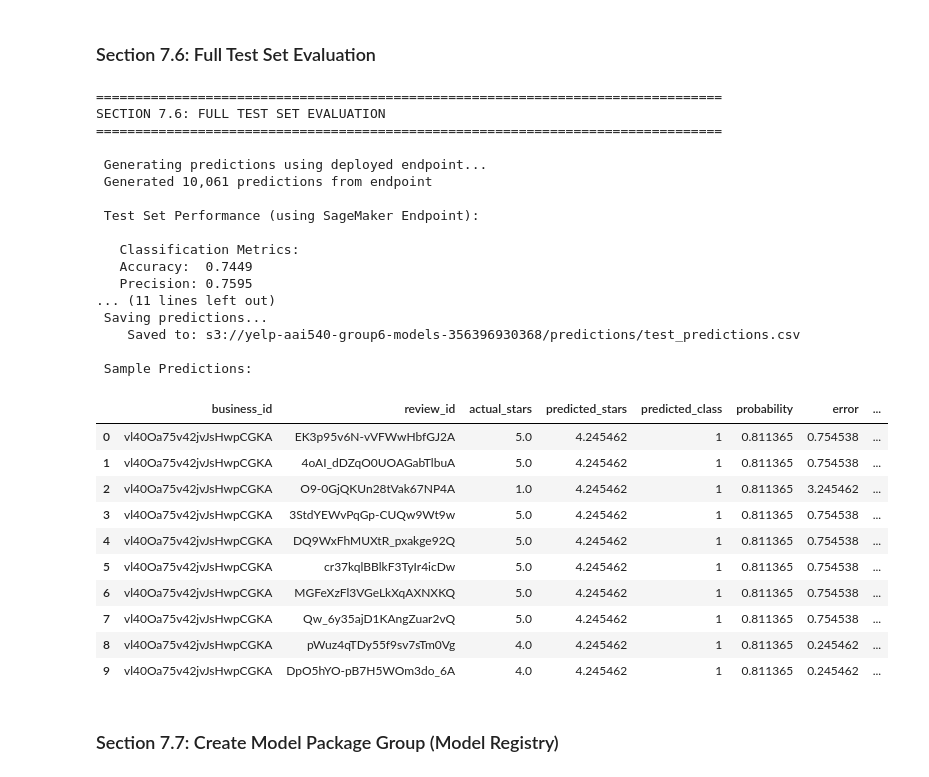
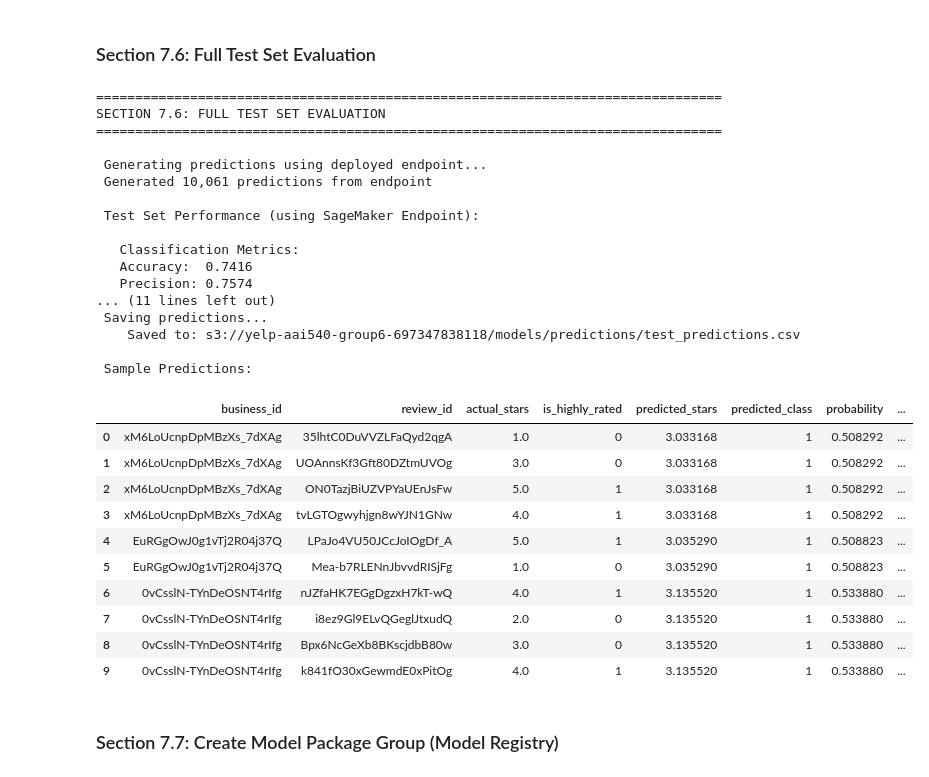
Before and after one commit to omarsagoo/VenueSignal, a Jupyter notebook: Full_Pipeline.ipynb, the cells around one changed output. Drawn from its saved outputs; the diff is of its cells as text; code cells hidden in the pictures.

```diff
--- a/Full_Pipeline.ipynb
+++ b/Full_Pipeline.ipynb
@@ -1711,10 +2247,10 @@ This section trains and evaluates multiple models:
 **Goal**: Predict whether a review will be highly rated (4+ stars) based on business characteristics, especially parking availability.
 # %%
 # Define S3 paths
-train_data_path = f"s3://{FEATURE_BUCKET}/training-data/train.csv"
-validation_data_path = f"s3://{FEATURE_BUCKET}/training-data/validation.csv"
-test_data_path = f"s3://{FEATURE_BUCKET}/training-data/test.csv"
-production_data_path = f"s3://{FEATURE_BUCKET}/training-data/production.csv"
+train_data_path = f"s3://{FEATURE_DIR}training-data/train.csv"
+validation_data_path = f"s3://{FEATURE_DIR}training-data/validation.csv"
+test_data_path = f"s3://{FEATURE_DIR}training-data/test.csv"
+production_data_path = f"s3://{FEATURE_DIR}training-data/production.csv"
 # %% [markdown]
 ### 6.1 Load Training Data
 # %%
@@ -2194,13 +2690,13 @@ print("    Data saved in XGBoost format")
 
 # Upload to S3
 print("\n4️  Uploading to S3...")
-xgb_train_path = f"s3://{MODEL_BUCKET}/xgboost-training/train.csv"
-xgb_val_path = f"s3://{MODEL_BUCKET}/xgboost-training/validation.csv"
-xgb_output_path = f"s3://{MODEL_BUCKET}/xgboost-output"
+xgb_train_path = f"s3://{MODEL_DIR}xgboost-training/train.csv"
+xgb_val_path = f"s3://{MODEL_DIR}xgboost-training/validation.csv"
+xgb_output_path = f"s3://{MODEL_DIR}xgboost-output"
 
-bucket = MODEL_BUCKET
-s3_client.upload_file('/tmp/train_xgb.csv', bucket, 'xgboost-training/train.csv')
-s3_client.upload_file('/tmp/val_xgb.csv', bucket, 'xgboost-training/validation.csv')
+bucket = BASE_BUCKET_NAME
+s3_client.upload_file('/tmp/train_xgb.csv', bucket, f'{MODEL_PREFIX}xgboost-training/train.csv')
+s3_client.upload_file('/tmp/val_xgb.csv', bucket, f'{MODEL_PREFIX}xgboost-training/validation.csv')
 
 print(f"    Training data: {xgb_train_path}")
 print(f"    Validation data: {xgb_val_path}")
@@ -2483,6 +2979,12 @@ print(f"   Model artifacts: {model_data}")
 from sagemaker.image_uris import retrieve
 image = retrieve('xgboost', REGION, version='1.5-1')
 print(f"   Container image: {image}")
+
+# Datacapture URI
+data_capture_prefix = f"{MODEL_PREFIX}datacapture"
+s3_capture_upload_path = f"s3://{BASE_BUCKET_NAME}/{data_capture_prefix}"
+
+print(f"   S3 Datacapture URI: {s3_capture_upload_path}")
 # %% [output]
 INFO:sagemaker.image_uris:Ignoring unnecessary instance type: None.
 📋 Model Information:
@@ -2556,7 +3059,16 @@ if model_created:
                     'InstanceType': INSTANCE_TYPE,
                     'InitialInstanceCount': INSTANCE_COUNT
                 }
-            ]
+            ],
+            DataCaptureConfig={
+                'EnableCapture': True,
+                'InitialSamplingPercentage': 100,
+                'DestinationS3Uri': s3_capture_upload_path,
+                'CaptureOptions': [
+                    {'CaptureMode': 'Input'},
+                    {'CaptureMode': 'Output'}
+                ]
+            }
         )
 
         print(f" Endpoint configuration created!")
@@ -2839,54 +3351,55 @@ predictions_df = pd.DataFrame({
     'business_id': test_df['business_id'],
     'review_id': test_df['review_id'],
     'actual_stars': y_test_stars,
+    'is_highly_rated': y_test_class,
     'predicted_stars': predictions_stars,
     'predicted_class': predictions_class,
     'probability': predictions_proba,
     'error': np.abs(y_test_stars - predictions_stars),
     'within_1_star': np.abs(y_test_stars - predictions_stars) <= 1.0
 })
 
 # Save locally and to S3
 predictions_local = '/tmp/test_predictions.csv'
 predictions_df.to_csv(predictions_local, index=False)
 
-predictions_s3 = f"s3://{MODEL_BUCKET}/predictions/test_predictions.csv"
-s3_client.upload_file(predictions_local, MODEL_BUCKET, 'predictions/test_predictions.csv')
+predictions_s3 = f"s3://{MODEL_DIR}predictions/test_predictions.csv"
+s3_client.upload_file(predictions_local, BASE_BUCKET_NAME, f'{MODEL_PREFIX}predictions/test_predictions.csv')
 
 print(f"    Saved to: {predictions_s3}")
 
 # Display sample
 print(f"\n Sample Predictions:")
 display(predictions_df.head(10))
 # %% [output]
 ================================================================================
 SECTION 7.6: FULL TEST SET EVALUATION
 ================================================================================
 
  Generating predictions using deployed endpoint...
  Generated 10,061 predictions from endpoint
 
  Test Set Performance (using SageMaker Endpoint):
 
    Classification Metrics:
-   Accuracy:  0.7449
-   Precision: 0.7595
+   Accuracy:  0.7416
+   Precision: 0.7574
 ... (11 lines left out)
  Saving predictions...
-    Saved to: s3://yelp-aai540-group6-models-356396930368/predictions/test_predictions.csv
+    Saved to: s3://yelp-aai540-group6-697347838118/models/predictions/test_predictions.csv
 
  Sample Predictions:
-|  | business_id | review_id | actual_stars | predicted_stars | predicted_class | probability | error | ... |
-| 0 | vl40Oa75v42jvJsHwpCGKA | EK3p95v6N-vVFWwHbfGJ2A | 5.0 | 4.245462 | 1 | 0.811365 | 0.754538 | ... |
-| 1 | vl40Oa75v42jvJsHwpCGKA | 4oAI_dDZqO0UOAGabTlbuA | 5.0 | 4.245462 | 1 | 0.811365 | 0.754538 | ... |
-| 2 | vl40Oa75v42jvJsHwpCGKA | O9-0GjQKUn28tVak67NP4A | 1.0 | 4.245462 | 1 | 0.811365 | 3.245462 | ... |
-| 3 | vl40Oa75v42jvJsHwpCGKA | 3StdYEWvPqGp-CUQw9Wt9w | 5.0 | 4.245462 | 1 | 0.811365 | 0.754538 | ... |
-| 4 | vl40Oa75v42jvJsHwpCGKA | DQ9WxFhMUXtR_pxakge92Q | 5.0 | 4.245462 | 1 | 0.811365 | 0.754538 | ... |
-| 5 | vl40Oa75v42jvJsHwpCGKA | cr37kqlBBlkF3TyIr4icDw | 5.0 | 4.245462 | 1 | 0.811365 | 0.754538 | ... |
-| 6 | vl40Oa75v42jvJsHwpCGKA | MGFeXzFl3VGeLkXqAXNXKQ | 5.0 | 4.245462 | 1 | 0.811365 | 0.754538 | ... |
-| 7 | vl40Oa75v42jvJsHwpCGKA | Qw_6y35ajD1KAngZuar2vQ | 5.0 | 4.245462 | 1 | 0.811365 | 0.754538 | ... |
-| 8 | vl40Oa75v42jvJsHwpCGKA | pWuz4qTDy55f9sv7sTm0Vg | 4.0 | 4.245462 | 1 | 0.811365 | 0.245462 | ... |
-| 9 | vl40Oa75v42jvJsHwpCGKA | DpO5hYO-pB7H5WOm3do_6A | 4.0 | 4.245462 | 1 | 0.811365 | 0.245462 | ... |
+|  | business_id | review_id | actual_stars | is_highly_rated | predicted_stars | predicted_class | probability | ... |
+| 0 | xM6LoUcnpDpMBzXs_7dXAg | 35lhtC0DuVVZLFaQyd2qgA | 1.0 | 0 | 3.033168 | 1 | 0.508292 | ... |
+| 1 | xM6LoUcnpDpMBzXs_7dXAg | UOAnnsKf3Gft80DZtmUVOg | 3.0 | 0 | 3.033168 | 1 | 0.508292 | ... |
+| 2 | xM6LoUcnpDpMBzXs_7dXAg | ON0TazjBiUZVPYaUEnJsFw | 5.0 | 1 | 3.033168 | 1 | 0.508292 | ... |
+| 3 | xM6LoUcnpDpMBzXs_7dXAg | tvLGTOgwyhjgn8wYJN1GNw | 4.0 | 1 | 3.033168 | 1 | 0.508292 | ... |
+| 4 | EuRGgOwJ0g1vTj2R04j37Q | LPaJo4VU50JCcJoIOgDf_A | 5.0 | 1 | 3.035290 | 1 | 0.508823 | ... |
+| 5 | EuRGgOwJ0g1vTj2R04j37Q | Mea-b7RLENnJbvvdRISjFg | 1.0 | 0 | 3.035290 | 1 | 0.508823 | ... |
+| 6 | 0vCsslN-TYnDeOSNT4rIfg | nJZfaHK7EGgDgzxH7kT-wQ | 4.0 | 1 | 3.135520 | 1 | 0.533880 | ... |
+| 7 | 0vCsslN-TYnDeOSNT4rIfg | i8ez9Gl9ELvQGeglJtxudQ | 2.0 | 0 | 3.135520 | 1 | 0.533880 | ... |
+| 8 | 0vCsslN-TYnDeOSNT4rIfg | Bpx6NcGeXb8BKscjdbB80w | 3.0 | 0 | 3.135520 | 1 | 0.533880 | ... |
+| 9 | 0vCsslN-TYnDeOSNT4rIfg | k841fO30xGewmdE0xPitOg | 4.0 | 1 | 3.135520 | 1 | 0.533880 | ... |
 # %% [markdown]
 ### Section 7.7: Create Model Package Group (Model Registry)
 # %%
```
Also changed, not shown: parts of 52 cells of this notebook.
